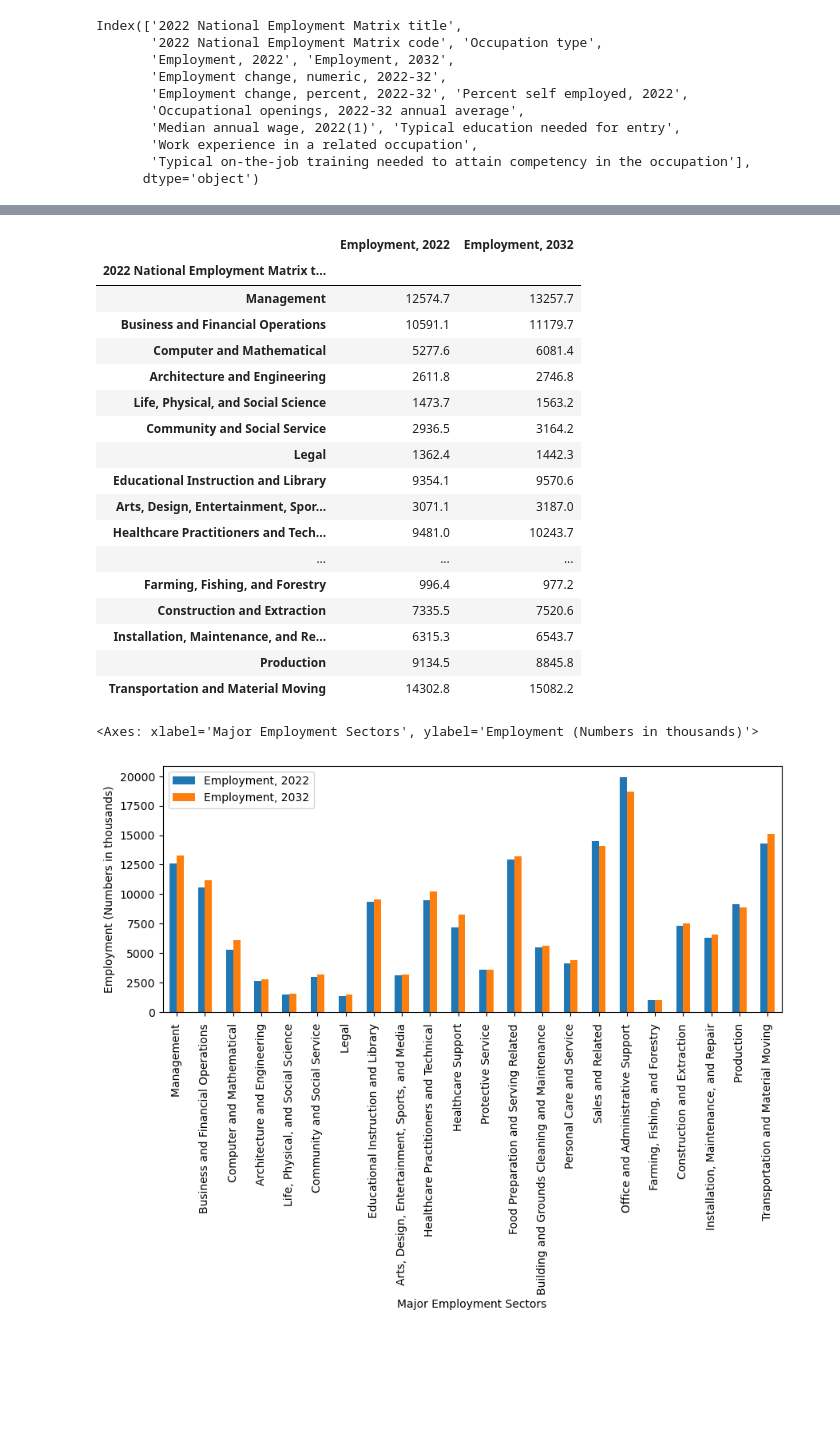
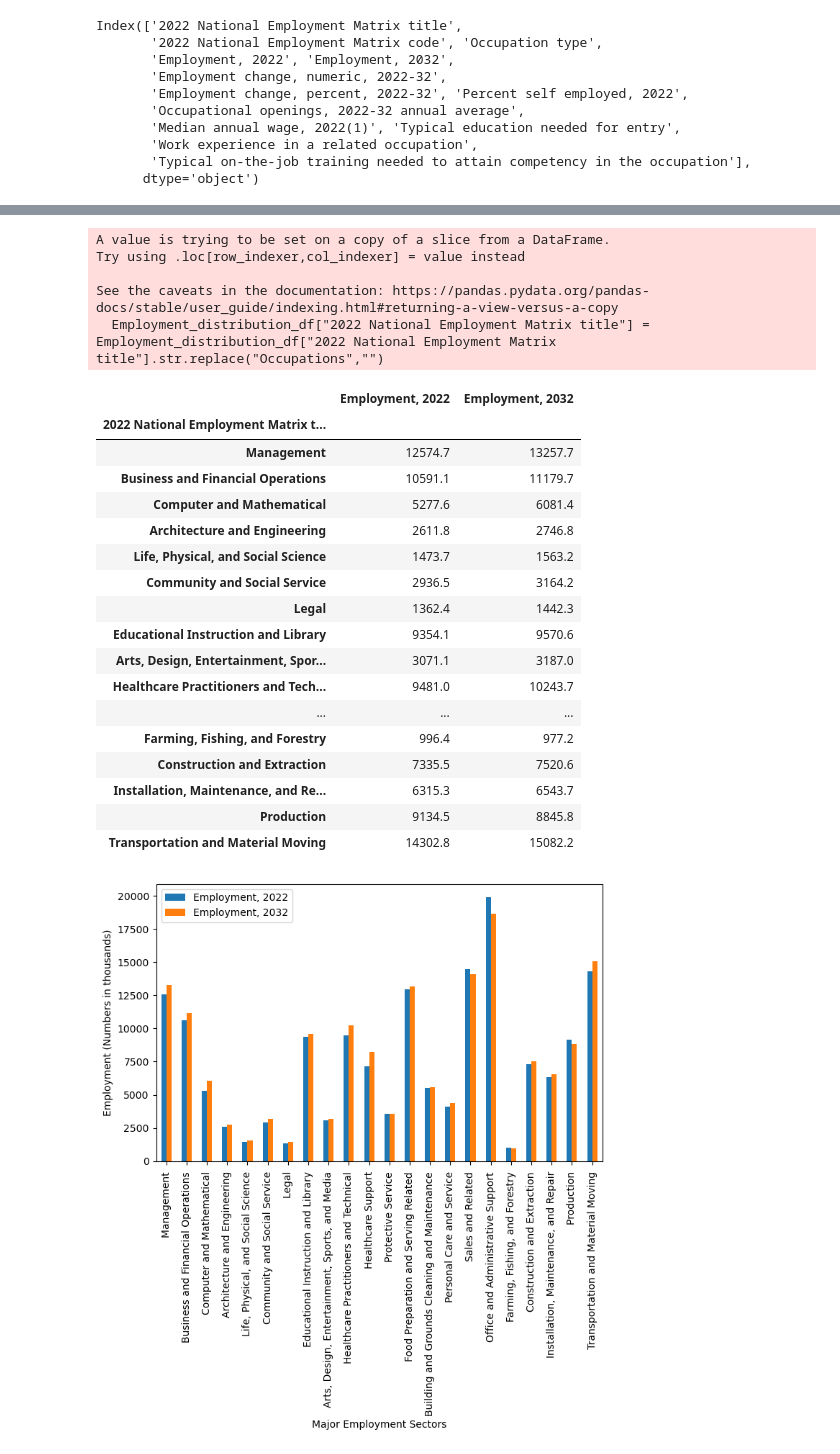
Before and after one commit to vinaya-kusuma/Project1, a Jupyter notebook: Occupation_Analysis.ipynb, the cells around one changed output, grey strips where cells are left out. Cells and saved outputs as stored; diff of their text form; code cells hidden in the pictures; blank space fills up the shorter version.

Commit message:
Updated Occupation_Analysis

```diff
--- a/Occupation_Analysis.ipynb
+++ b/Occupation_Analysis.ipynb
@@ -247,4 +258,4 @@ dtype: int64
 # Rename the columns "SOC" to "2022 National Employment Matrix code" and "Probability" to "Automation Probability"
 automation_data.rename(columns={"SOC":"2022 National Employment Matrix code","Probability":"Automation Probability"},inplace =True)
 # %%
-automation_data.head()
+automation_data = automation_data[["2022 National Employment Matrix code","Automation Probability"]]
@@ -361,2 +337,2 @@ Length: 73, dtype: int64
 # %%
-occupation_data_complete.head(20)
+occupation_data_complete["Median annual wage, 2022(1)"]=pd.to_numeric(occupation_data_complete["Median annual wage, 2022(1)"])
@@ -382,5 +352,5 @@ occupation_data_complete.head(20)
 # %%
 # Create a dataframe for all the major sectors
-Employment_distribution_df= occupation_data_complete.loc[occupation_data_complete['Occupation Group'] == "major" ]
-Employment_distribution_df.count()
+major_sectors_df= occupation_data_complete.loc[occupation_data_complete['Occupation Group'] == "major" ]
+major_sectors_df.count()
 # %% [output]
@@ -399,10 +374,15 @@ Length: 73, dtype: int64
 # %%
-Employment_distribution_df =Employment_distribution_df[["2022 National Employment Matrix title",'Employment, 2022','Employment, 2032']]
-Employment_distribution_df.set_index("2022 National Employment Matrix title")
+Employment_distribution_df =major_sectors_df[["2022 National Employment Matrix title",'Employment, 2022','Employment, 2032']]
+
 Employment_distribution_df["2022 National Employment Matrix title"] = Employment_distribution_df["2022 National Employment Matrix title"].str.replace("Occupations","")
 Employment_distribution_df = Employment_distribution_df.set_index("2022 National Employment Matrix title")
 Employment_distribution_df
 # %% [output]
+A value is trying to be set on a copy of a slice from a DataFrame.
+Try using .loc[row_indexer,col_indexer] = value instead
+
+See the caveats in the documentation: https://pandas.pydata.org/pandas-docs/stable/user_guide/indexing.html#returning-a-view-versus-a-copy
+  Employment_distribution_df["2022 National Employment Matrix title"] = Employment_distribution_df["2022 National Employment Matrix title"].str.replace("Occupations","")
 |  | Employment, 2022 | Employment, 2032 |
 | 2022 National Employment Matrix t... |  |  |
 | Management | 12574.7 | 13257.7 |
@@ -422,7 +402,9 @@ Employment_distribution_df
 | Production | 9134.5 | 8845.8 |
 | Transportation and Material Moving | 14302.8 | 15082.2 |
 # %%
-Employment_distribution_df.plot(kind="bar",xlabel='Major Employment Sectors',ylabel = "Employment (Numbers in thousands)", figsize=(10,4))
+# Plot the employments across the job groups
+ax =Employment_distribution_df.plot(kind="bar",xlabel='Major Employment Sectors',ylabel = "Employment (Numbers in thousands)",figsize=(8,5))
+# Save the figure
+plt.savefig("Outputs/Employment_Distribution.png")
 # %% [output]
-<Axes: xlabel='Major Employment Sectors', ylabel='Employment (Numbers in thousands)'>
-[figure, old version]
+[figure, new version]
```
Also changed, not shown: parts of 57 cells of this notebook, 7 other files.
